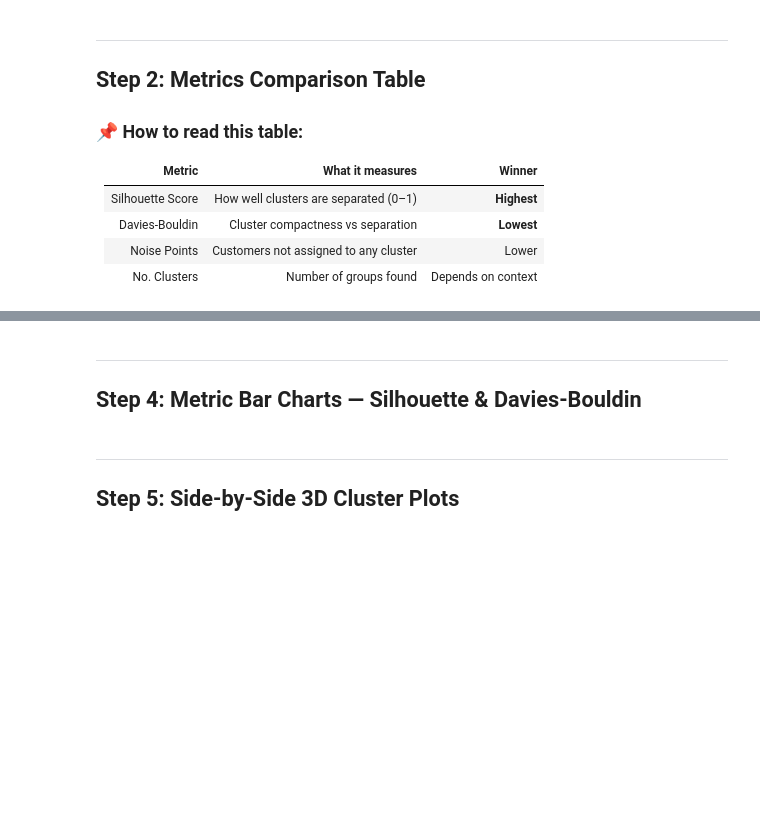
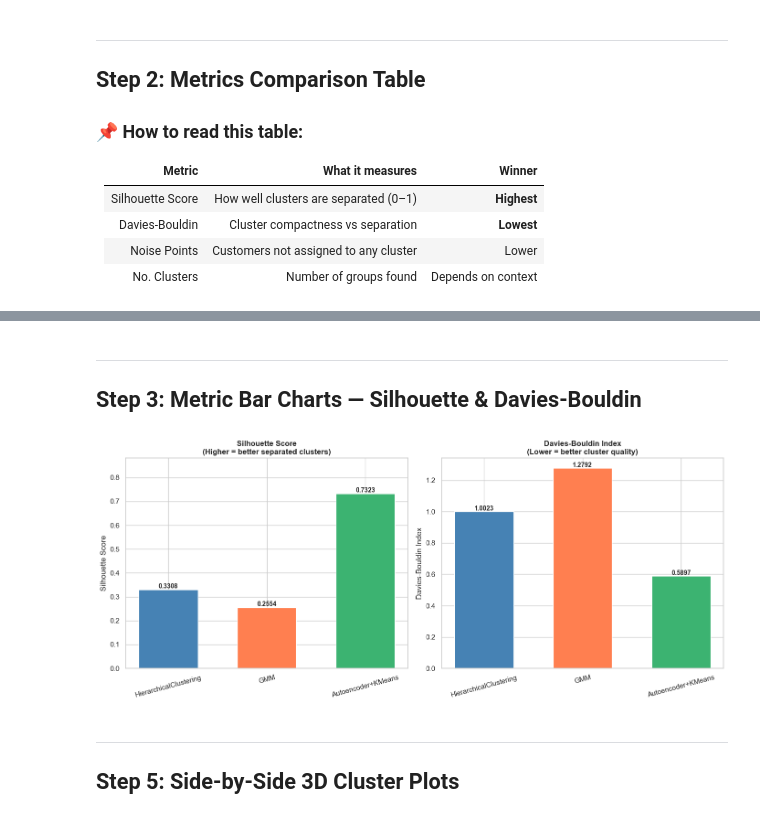
Before and after one commit to mo12k/BMCS-2203-AI, a Jupyter notebook: mall_segmentation_complete/mall_segmentation/comparison_all_methods.ipynb, the cells around one changed output, grey strips where cells are left out. Drawn from its saved outputs; the diff is of its cells as text; code cells hidden in the pictures; blank space fills up the shorter version.

```diff
--- a/mall_segmentation_complete/mall_segmentation/comparison_all_methods.ipynb
+++ b/mall_segmentation_complete/mall_segmentation/comparison_all_methods.ipynb
@@ -146,19 +69,0 @@ print('   → If multiple methods agree = clusters are real natural patterns')
-# %%
-# V-Measure bar chart
-vm_data = {
-    'vs MeanShift'  : vm_ms,
-    'vs DBSCAN'     : vm_db,
-    'vs Autoencoder': vm_ae,
-}
-plt.figure(figsize=(8, 5))
-bars = plt.bar(vm_data.keys(), vm_data.values(),
-               color=['coral','steelblue','mediumseagreen'], edgecolor='white', width=0.5)
-for bar, val in zip(bars, vm_data.values()):
-    plt.text(bar.get_x() + bar.get_width()/2, bar.get_height() + 0.01,
-             f'{val:.4f}', ha='center', fontweight='bold', fontsize=11)
-plt.ylim(0, 1.1)
-plt.ylabel('V-Measure Score')
-plt.title('V-Measure Score vs K-Means (reference)\n→ Higher = more agreement between methods', fontweight='bold')
-plt.tight_layout()
-plt.savefig('data/comparison_vmeasure.png', bbox_inches='tight')
-plt.show()
@@ -165,34 +103,56 @@ plt.show()
 # %% [markdown]
 ---
-## Step 4: Metric Bar Charts — Silhouette & Davies-Bouldin
+## Step 3: Metric Bar Charts — Silhouette & Davies-Bouldin
 # %%
+all_scores = [h_scores, gmm_scores, ae_scores]
+
 algos    = [s['algorithm']      for s in all_scores]
 sil_vals = [s['silhouette']     for s in all_scores]
 dbs_vals = [s['davies_bouldin'] for s in all_scores]
-bar_cols = ['steelblue','coral','mediumseagreen','mediumpurple']
+
+# 3 algorithms only
+bar_cols = ['steelblue', 'coral', 'mediumseagreen']
 
 fig, axes = plt.subplots(1, 2, figsize=(14, 6))
 
+# Silhouette
 bars1 = axes[0].bar(algos, sil_vals, color=bar_cols, edgecolor='white', width=0.6)
 for bar, val in zip(bars1, sil_vals):
-    axes[0].text(bar.get_x() + bar.get_width()/2, bar.get_height() + 0.005,
-                 f'{val:.4f}', ha='center', fontweight='bold', fontsize=10)
+    axes[0].text(
+        bar.get_x() + bar.get_width() / 2,
+        bar.get_height() + 0.005,
+        f'{val:.4f}',
+        ha='center',
+        fontweight='bold',
+        fontsize=10
+    )
+
 axes[0].set_title('Silhouette Score\n(Higher = better separated clusters)', fontweight='bold')
 axes[0].set_ylabel('Silhouette Score')
 axes[0].set_ylim(0, max(sil_vals) + 0.15)
 axes[0].tick_params(axis='x', rotation=15)
 
+# Davies-Bouldin
 bars2 = axes[1].bar(algos, dbs_vals, color=bar_cols, edgecolor='white', width=0.6)
 for bar, val in zip(bars2, dbs_vals):
-    axes[1].text(bar.get_x() + bar.get_width()/2, bar.get_height() + 0.005,
-                 f'{val:.4f}', ha='center', fontweight='bold', fontsize=10)
+    axes[1].text(
+        bar.get_x() + bar.get_width() / 2,
+        bar.get_height() + 0.005,
+        f'{val:.4f}',
+        ha='center',
+        fontweight='bold',
+        fontsize=10
+    )
+
 axes[1].set_title('Davies-Bouldin Index\n(Lower = better cluster quality)', fontweight='bold')
 axes[1].set_ylabel('Davies-Bouldin Index')
 axes[1].tick_params(axis='x', rotation=15)
 
 plt.tight_layout()
 plt.savefig('data/comparison_metrics.png', bbox_inches='tight')
 plt.show()
+# %% [output]
+[figure, added]
 # %% [markdown]
 ---
 ## Step 5: Side-by-Side 3D Cluster Plots
```
Also changed, not shown: parts of 7 cells of this notebook, 15 other files.
